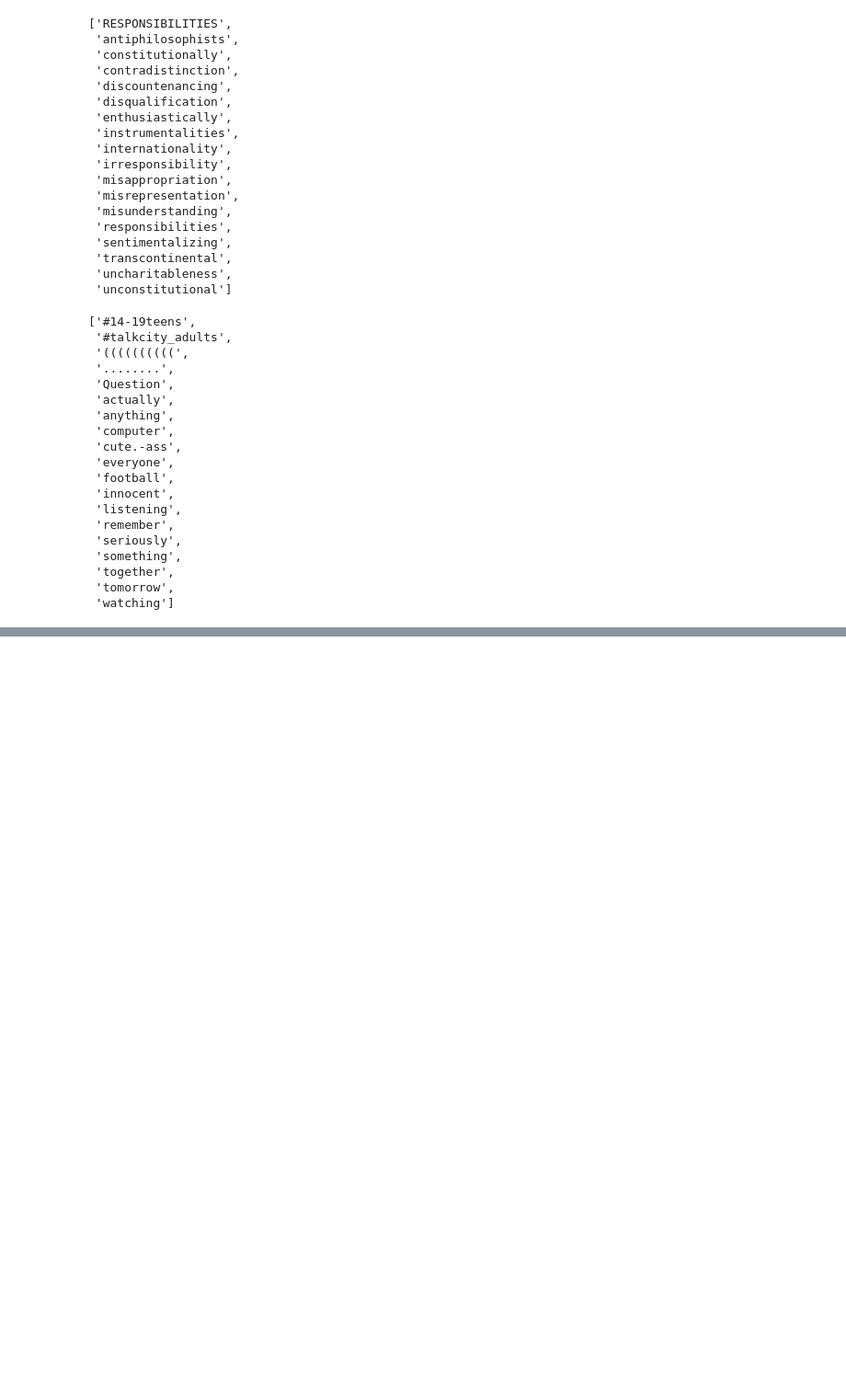
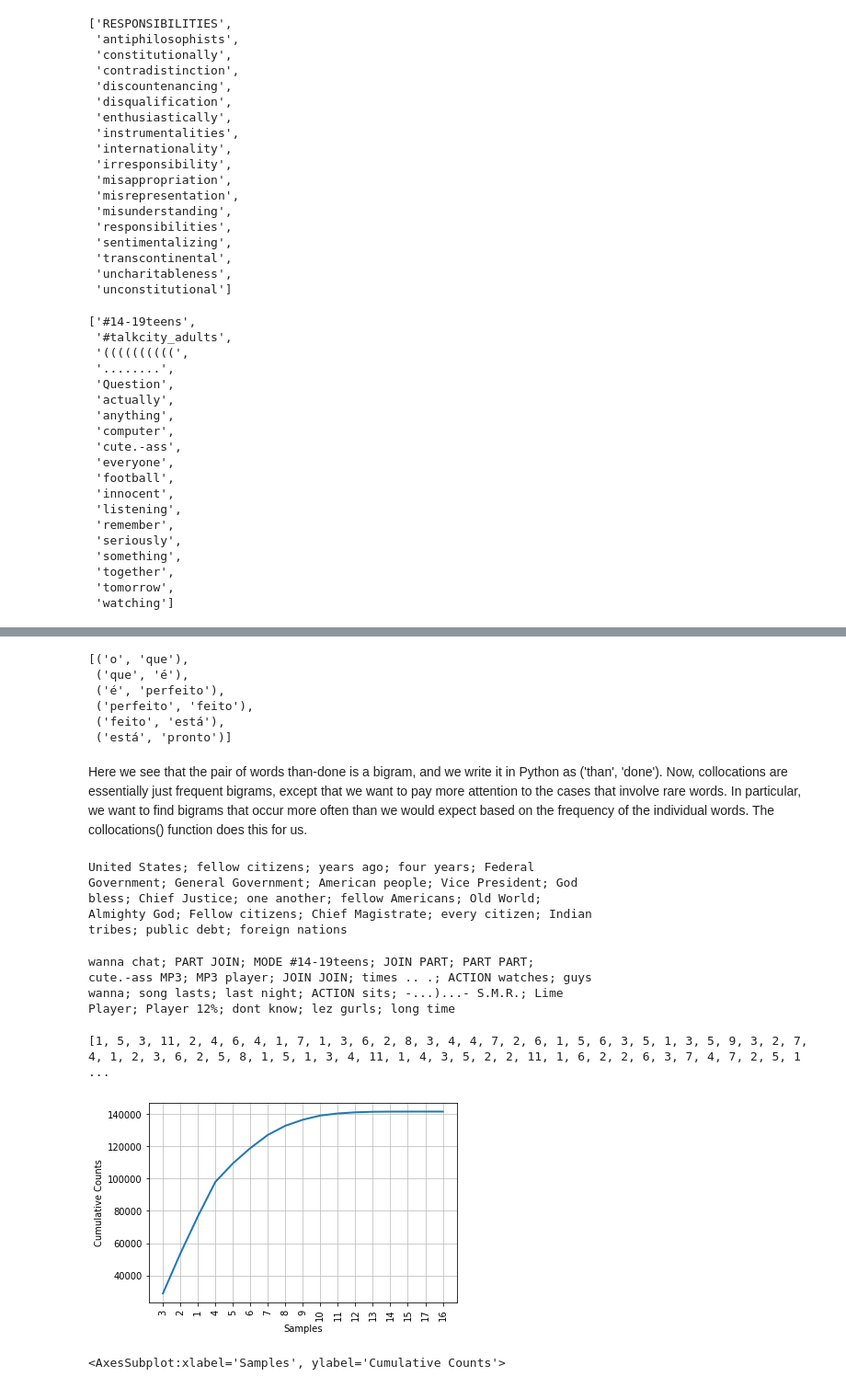
Before and after one commit to cantaruttim/IC_FATEC, a Jupyter notebook: NLTK_Study_doc.ipynb, the cells around one changed output, grey strips where cells are left out. Shown at 92% size. Cells and saved outputs as stored; diff of their text form; code cells hidden in the pictures; blank space fills up the shorter version.

```diff
--- a/NLTK_Study_doc.ipynb
+++ b/NLTK_Study_doc.ipynb
@@ -252,0 +265,37 @@ sorted(w for w in set(text5) if len(w) > 7 and fdist5[w] > 7)
+# %%
+list(bigrams(['o', 'que', 'é', 'perfeito', 'feito', 'está' ,'pronto']))
+# %% [output]
+[('o', 'que'),
+ ('que', 'é'),
+ ('é', 'perfeito'),
+ ('perfeito', 'feito'),
+ ('feito', 'está'),
+ ('está', 'pronto')]
+# %% [markdown]
+Here we see that the pair of words than-done is a bigram, and we write it in Python as ('than', 'done'). Now, collocations are essentially just frequent bigrams, except that we want to pay more attention to the cases that involve rare words. In particular, we want to find bigrams that occur more often than we would expect based on the frequency of the individual words. The collocations() function does this for us.
+# %%
+text4.collocations()
+# %% [output]
+United States; fellow citizens; years ago; four years; Federal
+Government; General Government; American people; Vice President; God
+bless; Chief Justice; one another; fellow Americans; Old World;
+Almighty God; Fellow citizens; Chief Magistrate; every citizen; Indian
+tribes; public debt; foreign nations
+# %%
+text5.collocations()
+# %% [output]
+wanna chat; PART JOIN; MODE #14-19teens; JOIN PART; PART PART;
+cute.-ass MP3; MP3 player; JOIN JOIN; times .. .; ACTION watches; guys
+wanna; song lasts; last night; ACTION sits; -...)...- S.M.R.; Lime
+Player; Player 12%; dont know; lez gurls; long time
+# %%
+# we can look at the distribution of word lengths in a text, by creating a FreqDist out of a long list of numbers, where each number is the length of the corresponding word in the text:
+
+print([len(w) for w in text2] )
+# %% [output]
+[1, 5, 3, 11, 2, 4, 6, 4, 1, 7, 1, 3, 6, 2, 8, 3, 4, 4, 7, 2, 6, 1, 5, 6, 3, 5, 1, 3, 5, 9, 3, 2, 7, 4, 1, 2, 3, 6, 2, 5, 8, 1, 5, 1, 3, 4, 11, 1, 4, 3, 5, 2, 2, 11, 1, 6, 2, 2, 6, 3, 7, 4, 7, 2, 5, 1 ...
+# %%
+FreqDist([len(w) for w in text2]).plot(cumulative=True)
+# %% [output]
+[figure, added]
+<AxesSubplot:xlabel='Samples', ylabel='Cumulative Counts'>
```
Also changed, not shown: parts of 5 cells of this notebook.
